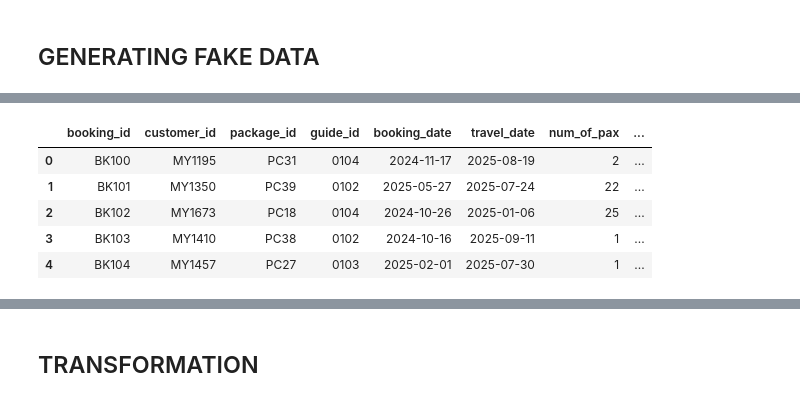
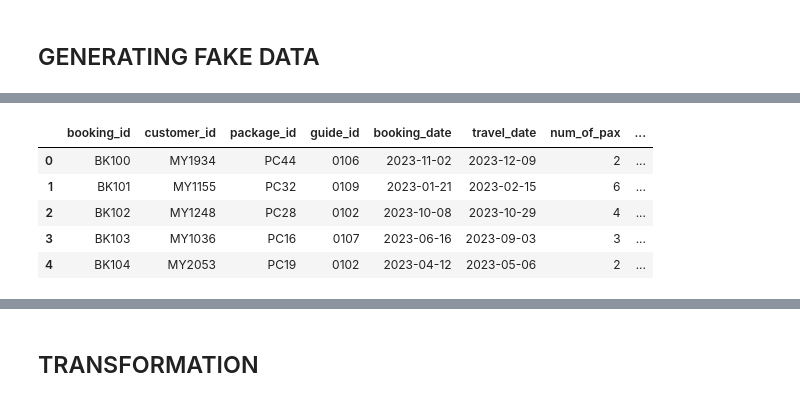
Before and after one commit to nasrulkhair/Full-Project, a Jupyter notebook: PPNJ/data.ipynb, the cells around one changed output, grey strips where cells are left out. Saved outputs shown, nothing was run; the diff lists cells and outputs as text; code cells hidden in the pictures.

```diff
--- a/PPNJ/data.ipynb
+++ b/PPNJ/data.ipynb
@@ -120,13 +162,20 @@ travel_package.head()
 # %%
 # Generate data - 3rd table: Travel_guide
-# staff_id, staff_name, role, working_status, commission_rate,
+# staff_id, staff_name, role, working_status, commission_rate
 
 guide_name = ['Nasrul', 'Khair', 'Intan', 'Amira', 'Nuha', 'Alissa', 'Waddah', 'Izzah', 'Nasir']
 role = ['main_guide', 'assistant_guide']
 working_status = ['permanent', 'contract', 'freelance']
 
-#generate functions to determine comission rate based on working_status
+# Use weighted selection for working_status (permanent more likely)
+working_status_weights = [0.5, 0.3, 0.2]
+assigned_status = random.choices(working_status, weights=working_status_weights, k=len(guide_name))
 
+# Use weighted role selection — more assistants than mains
+role_weights = [0.3, 0.7]
+assigned_roles = random.choices(role, weights=role_weights, k=len(guide_name))
+
+# Function to determine commission rate
 def get_comission_rate(working_status):
     if working_status == 'freelance':
         return fake.random_int(10, 15) / 100
@@ -138,14 +187,16 @@ def get_comission_rate(working_status):
 staff_data = {
     'staff_id': [str(i).zfill(4) for i in range(101, 101 + len(guide_name))],
     'staff_name': guide_name,
-    'role': [random.choice(role) for _ in range(len(guide_name))],
-    'working_status': [random.choice(working_status) for _ in guide_name]
+    'role': assigned_roles,
+    'working_status': assigned_status
 }
 
 travel_guide = pd.DataFrame(staff_data)
 
-# col comission_rate
+# commission_rate column
 travel_guide['comission_rate'] = travel_guide['working_status'].apply(get_comission_rate)
+
+# Preview
 travel_guide.head()
 # %% [output]
 |  | staff_id | staff_name | role | working_status | comission_rate |
@@ -158,66 +209,97 @@ travel_guide.head()
 # Generate random data - 4th table: sales
 
 # listing customer_id and package_id for later use
-customer_id = list(customer['customer_id'])
+customer_id = list(customers['customer_id'])
 package_id = list(travel_package['package_id'])
 guide_id = list(travel_guide['staff_id'])
 
 # Create mapping: package_id → package_type
 package_type_map = travel_package.set_index('package_id')['package_type'].to_dict()
 
-#payment_options
+# Payment options
 payment_status = ['paid', 'pending', 'refunded']
 payment_method = ['credit_card', 'online_transfer', 'cash', 'eWallet']
+payment_method_weights = [0.4, 0.3, 0.2, 0.1]  # weighted for realism
+channel_options = ['online', 'offline', 'agent', 'walk in']
+channel_weights = [0.5, 0.2, 0.2, 0.1]  # assume most come from online
 
-
-# Function to determine num_of_pax
+# Function to determine num_of_pax based on package_type
 def get_pax(package_type):
     ptype = package_type.lower()
     if ptype == 'family':
         return fake.random_int(3, 7)
     elif ptype == 'honeymoon':
         return 2
     elif ptype == 'group':
         return fake.random_int(12, 25)
     else:
-        return 1  # fallback
+        return 1
 
-# Number of records to generate
+# Number of records
 total_sales_record = 2561
 
-# Randomly assign customer_id, package_id and guide_id
+# Random assignments
 booking_customer_ids = [random.choice(customer_id) for _ in range(total_sales_record)]
 booking_package_ids = [random.choice(package_id) for _ in range(total_sales_record)]
-
-# Use package_id to get package_type and then determine pax
 booking_package_types = [package_type_map[pid] for pid in booking_package_ids]
 num_of_pax = [get_pax(ptype) for ptype in booking_package_types]
-booking_dates =  [fake.date_between(start_date='-1y', end_date='today') for _ in range(total_sales_record)]
 
-# Generate the full booking dataset
+# More realistic booking dates — more bookings during peak months
+def generate_booking_date():
+    month_weights = [1, 0.8, 0.9, 1.1, 1.2, 1.5, 1.7, 1.6, 1.2, 1, 0.9, 0.8]  # peak mid-year
+    months = pd.date_range('2023-01-01', periods=12, freq='MS')
+    chosen_month = random.choices(months, weights=month_weights, k=1)[0]
+    day = fake.random_int(1, 28)
+    return pd.Timestamp(chosen_month.replace(day=day))
+
+booking_dates = [generate_booking_date() for _ in range(total_sales_record)]
+
+# Travel date = 1 to 90 days after booking
+travel_dates = [bd + pd.Timedelta(days=random.randint(1, 90)) for bd in booking_dates]
+
+# More realistic discounts (most get < 5%)
+def get_discount():
+    rand = random.random()
+    if rand < 0.6:
+        return fake.random_int(0, 5)
+    elif rand < 0.9:
+        return fake.random_int(6, 10)
+    else:
+        return fake.random_int(11, 17)
+
+# Payment status logic: travel already occurred → more likely to be 'paid' or 'refunded'
+today = pd.Timestamp('2024-01-01')  # use fixed today for reproducibility
+
+def get_payment_status(travel_date):
+    if travel_date < today:
+        return random.choices(['paid', 'refunded'], weights=[0.85, 0.15])[0]
+    else:
+        return random.choices(['paid', 'pending'], weights=[0.3, 0.7])[0]
+
+# Final booking dataset
 booking_data = {
     'booking_id': [f"BK{100 + i}" for i in range(total_sales_record)],
     'customer_id': booking_customer_ids,
     'package_id': booking_package_ids,
     'guide_id': [random.choice(guide_id) for _ in range(total_sales_record)],
     'booking_date': booking_dates,
-    'travel_date': [fake.date_between(start_date=date, end_date=date + pd.Timedelta(days=365))for date in booking_dates],
+    'travel_date': travel_dates,
     'num_of_pax': num_of_pax,
-    'discount_promotion': [fake.random_int(min=0, max=17) for _ in range(total_sales_record)],
-    'channel': [random.choice(['online', 'offline', 'agent', 'walk in']) for _ in range(total_sales_record)],
-    'payment_status': [random.choice(payment_status) for _ in range(total_sales_record)],
-    'payment_method': [random.choice(payment_method) for _ in range(total_sales_record)]
+    'discount_promotion': [get_discount() for _ in range(total_sales_record)],
+    'channel': random.choices(channel_options, weights=channel_weights, k=total_sales_record),
+    'payment_status': [get_payment_status(td) for td in travel_dates],
+    'payment_method': random.choices(payment_method, weights=payment_method_weights, k=total_sales_record)
 }
 
 # Create DataFrame
 sales = pd.DataFrame(booking_data)
 sales.head()
 # %% [output]
 |  | booking_id | customer_id | package_id | guide_id | booking_date | travel_date | num_of_pax | ... |
-| 0 | BK100 | MY1195 | PC31 | 0104 | 2024-11-17 | 2025-08-19 | 2 | ... |
-| 1 | BK101 | MY1350 | PC39 | 0102 | 2025-05-27 | 2025-07-24 | 22 | ... |
-| 2 | BK102 | MY1673 | PC18 | 0104 | 2024-10-26 | 2025-01-06 | 25 | ... |
-| 3 | BK103 | MY1410 | PC38 | 0102 | 2024-10-16 | 2025-09-11 | 1 | ... |
-| 4 | BK104 | MY1457 | PC27 | 0103 | 2025-02-01 | 2025-07-30 | 1 | ... |
+| 0 | BK100 | MY1934 | PC44 | 0106 | 2023-11-02 | 2023-12-09 | 2 | ... |
+| 1 | BK101 | MY1155 | PC32 | 0109 | 2023-01-21 | 2023-02-15 | 6 | ... |
+| 2 | BK102 | MY1248 | PC28 | 0102 | 2023-10-08 | 2023-10-29 | 4 | ... |
+| 3 | BK103 | MY1036 | PC16 | 0107 | 2023-06-16 | 2023-09-03 | 3 | ... |
+| 4 | BK104 | MY2053 | PC19 | 0102 | 2023-04-12 | 2023-05-06 | 2 | ... |
 # %%
 # Generate random data - 5th table: feedback
```
Also changed, not shown: parts of 7 cells of this notebook, 8 other files.
